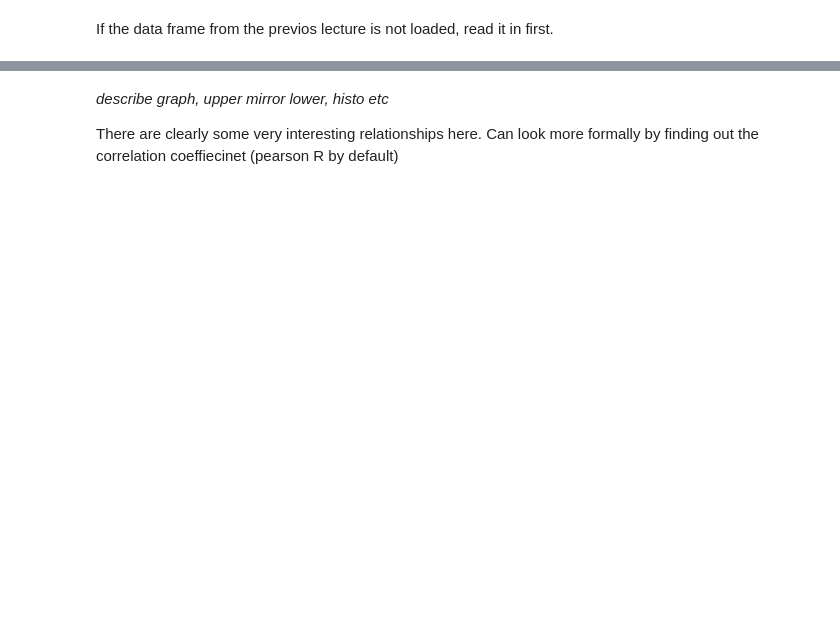
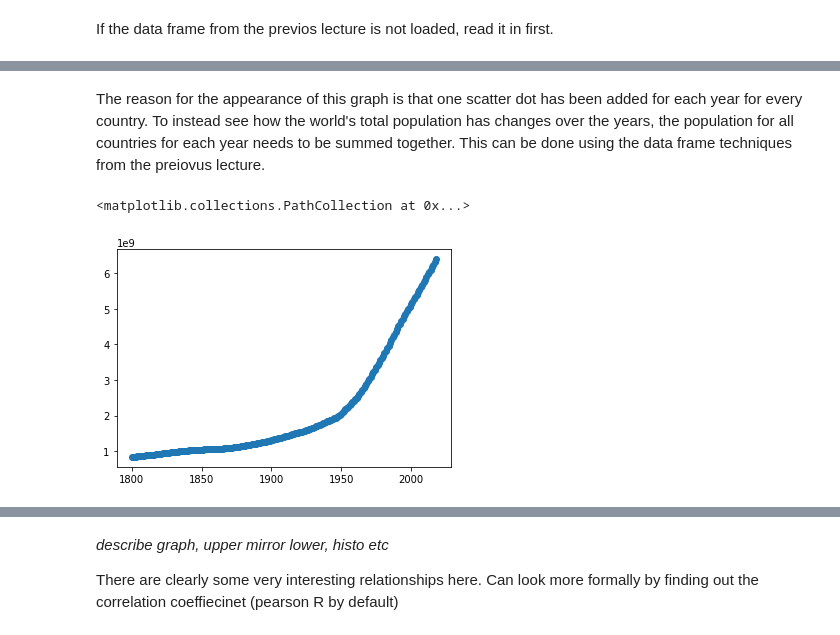
Before and after one commit to UofTCoders/2018-09-10-utoronto, a Jupyter notebook: code/3-dataviz-gapminder.ipynb, the cells around one changed output, grey strips where cells are left out. Saved outputs shown, nothing was run; the diff lists cells and outputs as text; code cells hidden in the pictures; blank space fills up the shorter version.

```diff
--- a/code/3-dataviz-gapminder.ipynb
+++ b/code/3-dataviz-gapminder.ipynb
@@ -387,0 +147,11 @@ sns.pairplot(pop_reg_2018.drop('year', axis=1))
+# %% [markdown]
+The reason for the appearance of this graph is that one scatter dot has been added for each year for every country. To instead see how the world's total population has changes over the years, the population for  all countries for each year needs to be summed together. This can be done using the data frame techniques from the preiovus lecture.
+# %%
+# One could also do `as_index=False` with `groupby()`
+world_pop = world_data.groupby('year')['population'].sum().reset_index()
+
+fig, ax = plt.subplots()
+ax.scatter(x='year', y='population', data=world_pop)
+# %% [output]
+<matplotlib.collections.PathCollection at 0x...>
+[figure, added]
```
Also changed, not shown: parts of 212 cells of this notebook.
